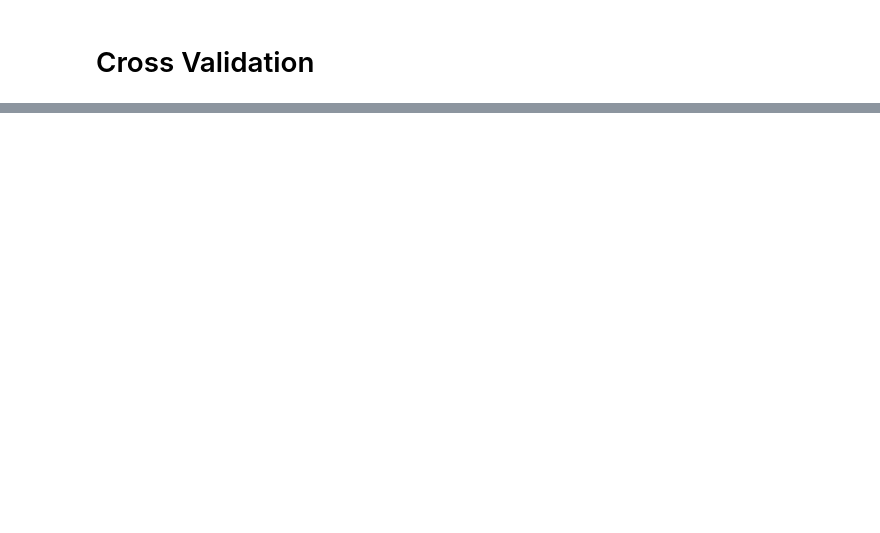
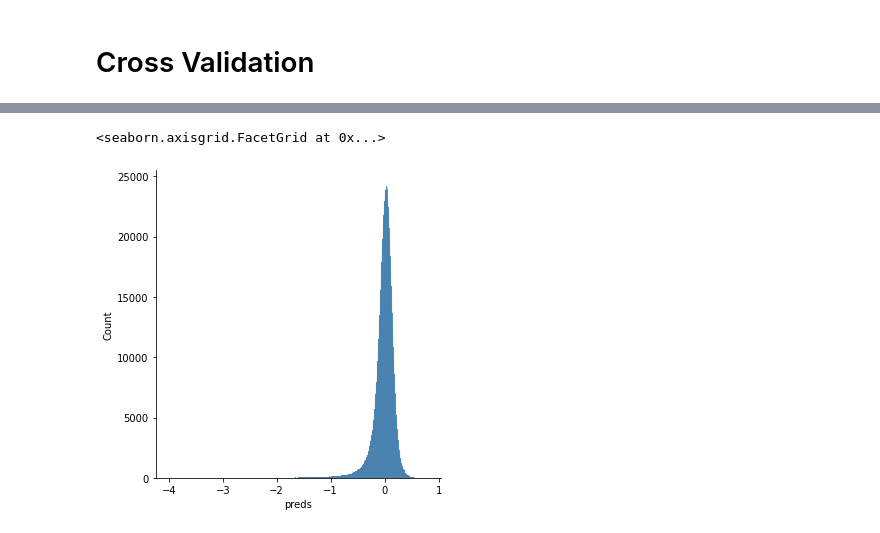
Before and after one commit to IMOKURI/ubiquant-market-prediction, a Jupyter notebook: notebooks/CrossValidation.ipynb, the cells around one changed output, grey strips where cells are left out. Saved outputs shown, nothing was run; the diff lists cells and outputs as text; code cells hidden in the pictures; blank space fills up the shorter version.

```diff
--- a/notebooks/CrossValidation.ipynb
+++ b/notebooks/CrossValidation.ipynb
@@ -316,0 +409,5 @@ record_result(c, train, c.params.n_fold)
+# %%
+sns.displot(train["preds"])
+# %% [output]
+<seaborn.axisgrid.FacetGrid at 0x...>
+[figure, added]
```
Also changed, not shown: parts of 10 cells of this notebook, 9 other files.
